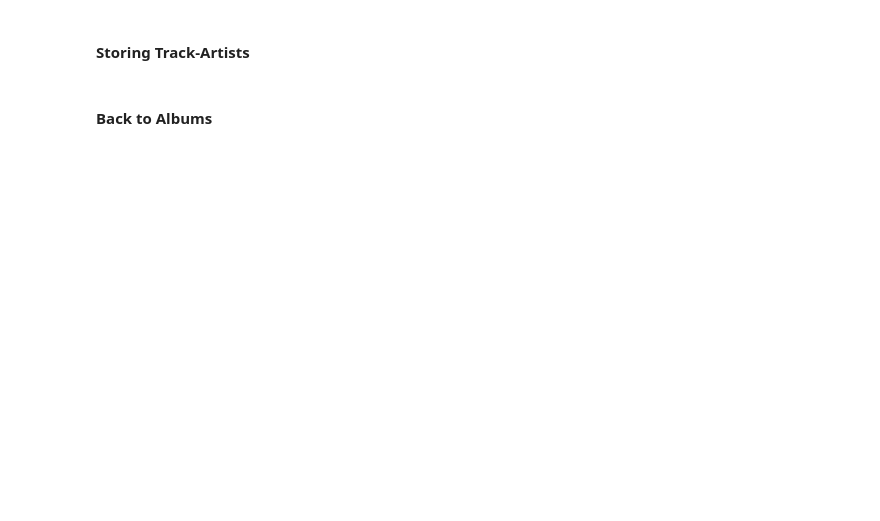
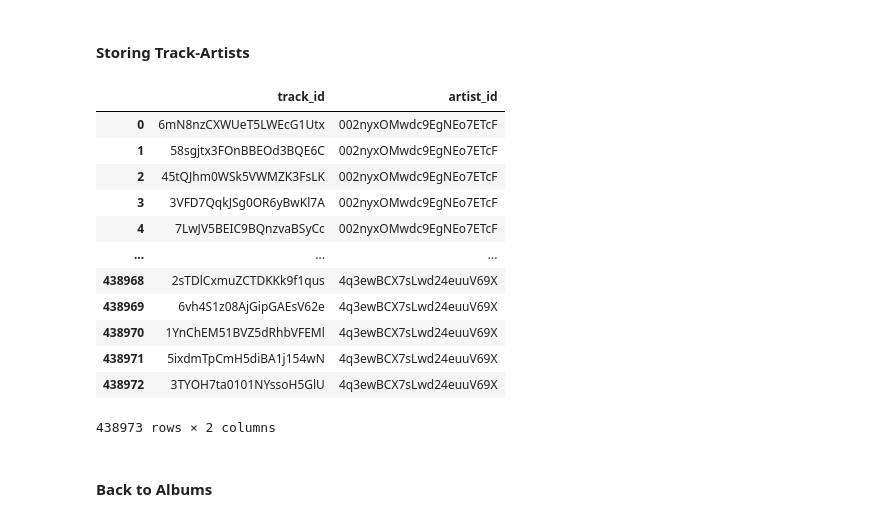
Before and after one commit to kostas-rigan/SpotifySSISDataMining, a Jupyter notebook: Dataset.ipynb, the cells around one changed output. Saved outputs shown, nothing was run; the diff lists cells and outputs as text; code cells hidden in the pictures; blank space fills up the shorter version.

```diff
--- a/Dataset.ipynb
+++ b/Dataset.ipynb
@@ -106,3 +104,19 @@ albums.head(1)
 # %%
 track_artists = albums[['track_id','artist_id']]
 #track_artists.join(artists.set_index('id'), on='artist_id')
+# %%
+track_artists
+# %% [output]
+|  | track_id | artist_id |
+| 0 | 6mN8nzCXWUeT5LWEcG1Utx | 002nyxOMwdc9EgNEo7ETcF |
+| 1 | 58sgjtx3FOnBBEOd3BQE6C | 002nyxOMwdc9EgNEo7ETcF |
+| 2 | 45tQJhm0WSk5VWMZK3FsLK | 002nyxOMwdc9EgNEo7ETcF |
+| 3 | 3VFD7QqkJSg0OR6yBwKl7A | 002nyxOMwdc9EgNEo7ETcF |
+| 4 | 7LwJV5BEIC9BQnzvaBSyCc | 002nyxOMwdc9EgNEo7ETcF |
+| ... | ... | ... |
+| 438968 | 2sTDlCxmuZCTDKKk9f1qus | 4q3ewBCX7sLwd24euuV69X |
+| 438969 | 6vh4S1z08AjGipGAEsV62e | 4q3ewBCX7sLwd24euuV69X |
+| 438970 | 1YnChEM51BVZ5dRhbVFEMl | 4q3ewBCX7sLwd24euuV69X |
+| 438971 | 5ixdmTpCmH5diBA1j154wN | 4q3ewBCX7sLwd24euuV69X |
+| 438972 | 3TYOH7ta0101NYssoH5GlU | 4q3ewBCX7sLwd24euuV69X |
+438973 rows × 2 columns
```
Also changed, not shown: parts of 3 cells of this notebook, 43 other files.
